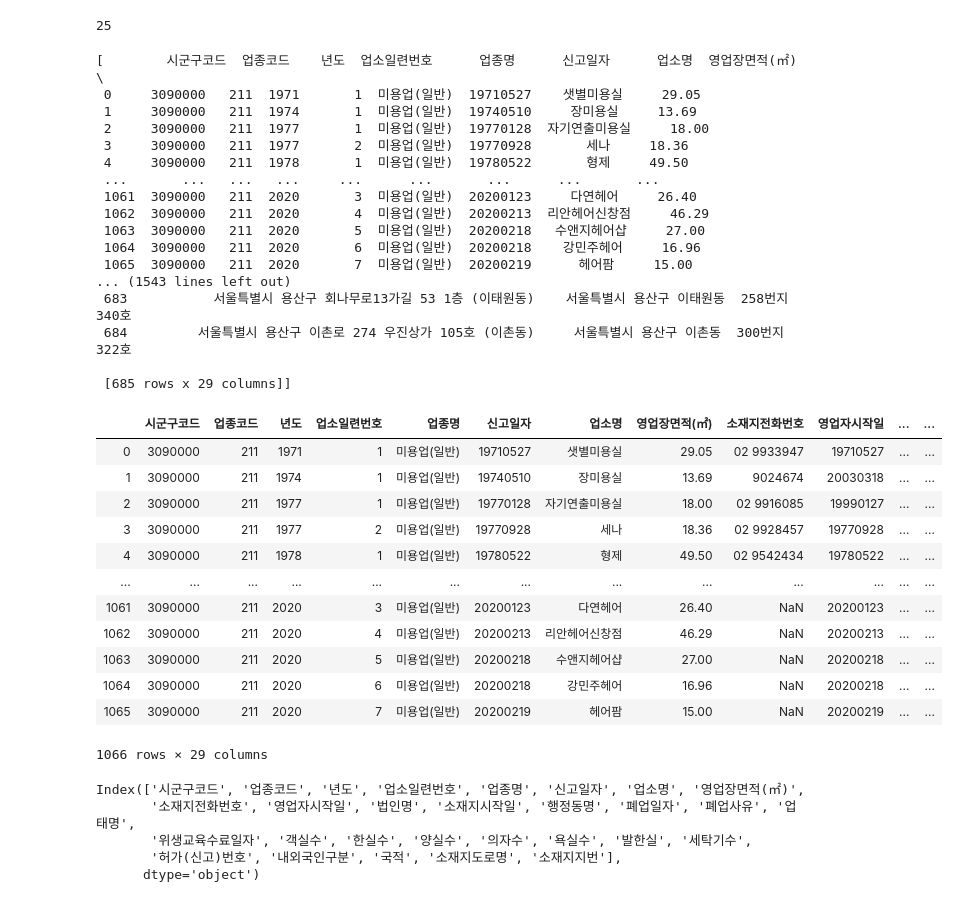
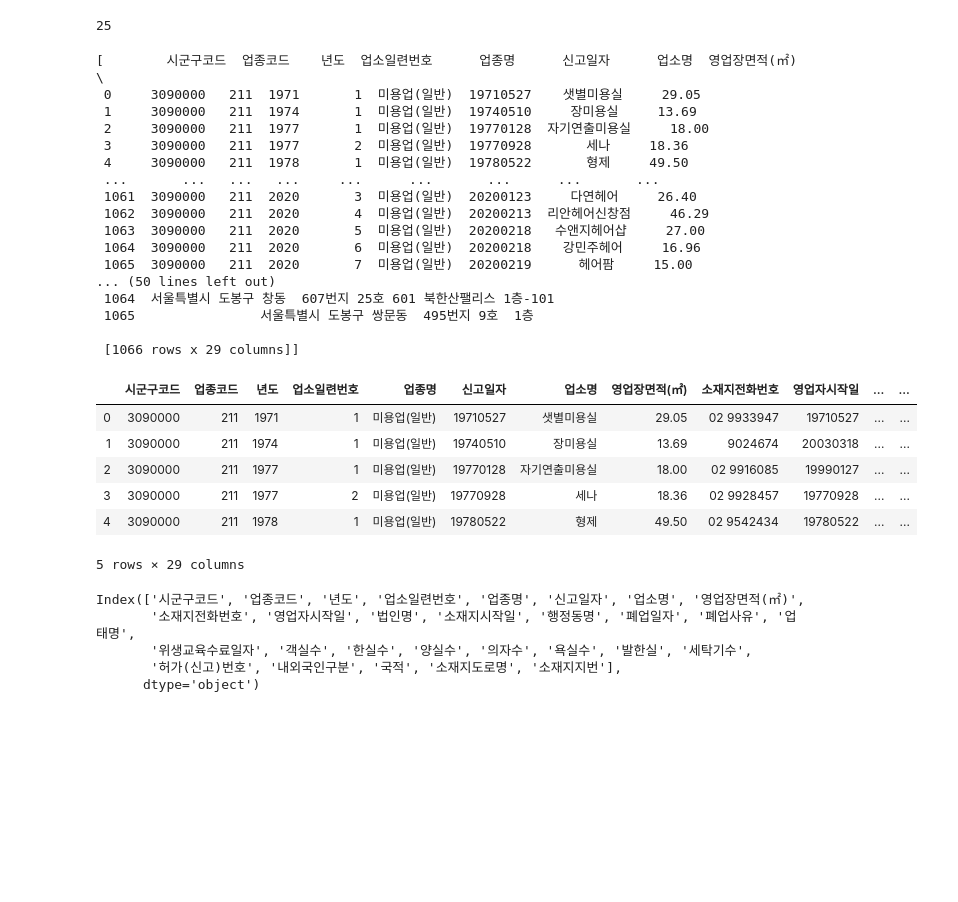
Before and after one commit to DongWon-Sehr/project_marytalk, a Jupyter notebook: dataset/서울시 미용실 데이터 전처리 - 서동원 (20200321).ipynb, the cells around one changed output. Drawn from its saved outputs; the diff is of its cells as text; code cells hidden in the pictures; blank space fills up the shorter version.

```diff
--- a/dataset/서울시 미용실 데이터 전처리 - 서동원 (20200321).ipynb
+++ b/dataset/서울시 미용실 데이터 전처리 - 서동원 (20200321).ipynb
@@ -74,7 +74,7 @@ for i, file in enumerate(file_list):
     df_list[i] = pd.read_csv(file, encoding='cp949')
 # %%
 # 25개 데이터가 모두 저장된 df_list
-df_list
+df_list[:1]
 # %% [output]
 [        시군구코드  업종코드    년도  업소일련번호      업종명      신고일자      업소명  영업장면적(㎡)  \
  0     3090000   211  1971       1  미용업(일반)  19710527    샛별미용실     29.05
@@ -88,28 +88,22 @@ df_list
  1063  3090000   211  2020       5  미용업(일반)  20200218   수앤지헤어샵     27.00
  1064  3090000   211  2020       6  미용업(일반)  20200218    강민주헤어     16.96
  1065  3090000   211  2020       7  미용업(일반)  20200219      헤어팜     15.00
-... (1543 lines left out)
- 683           서울특별시 용산구 회나무로13가길 53 1층 (이태원동)    서울특별시 용산구 이태원동  258번지 340호
- 684         서울특별시 용산구 이촌로 274 우진상가 105호 (이촌동)     서울특별시 용산구 이촌동  300번지 322호
+... (50 lines left out)
+ 1064  서울특별시 도봉구 창동  607번지 25호 601 북한산팰리스 1층-101
+ 1065                서울특별시 도봉구 쌍문동  495번지 9호  1층
 
- [685 rows x 29 columns]]
+ [1066 rows x 29 columns]]
 # %%
 # df_list의 0번째 인덱스에는 도봉구의 데이터(DF)가 들어있다.
-df_list[0]
+df_list[0].head()
 # %% [output]
 |  | 시군구코드 | 업종코드 | 년도 | 업소일련번호 | 업종명 | 신고일자 | 업소명 | 영업장면적(㎡) | 소재지전화번호 | 영업자시작일 | ... | ... |
 | 0 | 3090000 | 211 | 1971 | 1 | 미용업(일반) | 19710527 | 샛별미용실 | 29.05 | 02 9933947 | 19710527 | ... | ... |
 | 1 | 3090000 | 211 | 1974 | 1 | 미용업(일반) | 19740510 | 장미용실 | 13.69 | 9024674 | 20030318 | ... | ... |
 | 2 | 3090000 | 211 | 1977 | 1 | 미용업(일반) | 19770128 | 자기연출미용실 | 18.00 | 02 9916085 | 19990127 | ... | ... |
 | 3 | 3090000 | 211 | 1977 | 2 | 미용업(일반) | 19770928 | 세나 | 18.36 | 02 9928457 | 19770928 | ... | ... |
 | 4 | 3090000 | 211 | 1978 | 1 | 미용업(일반) | 19780522 | 형제 | 49.50 | 02 9542434 | 19780522 | ... | ... |
-| ... | ... | ... | ... | ... | ... | ... | ... | ... | ... | ... | ... | ... |
-| 1061 | 3090000 | 211 | 2020 | 3 | 미용업(일반) | 20200123 | 다연헤어 | 26.40 | NaN | 20200123 | ... | ... |
-| 1062 | 3090000 | 211 | 2020 | 4 | 미용업(일반) | 20200213 | 리안헤어신창점 | 46.29 | NaN | 20200213 | ... | ... |
-| 1063 | 3090000 | 211 | 2020 | 5 | 미용업(일반) | 20200218 | 수앤지헤어샵 | 27.00 | NaN | 20200218 | ... | ... |
-| 1064 | 3090000 | 211 | 2020 | 6 | 미용업(일반) | 20200218 | 강민주헤어 | 16.96 | NaN | 20200218 | ... | ... |
-| 1065 | 3090000 | 211 | 2020 | 7 | 미용업(일반) | 20200219 | 헤어팜 | 15.00 | NaN | 20200219 | ... | ... |
-1066 rows × 29 columns
+5 rows × 29 columns
 # %%
 # df_list에 저장된 각각의 DF에 column명만 불러오기 예시
 df_list[0].columns
```
Also changed, not shown: parts of 1 cell of this notebook.
